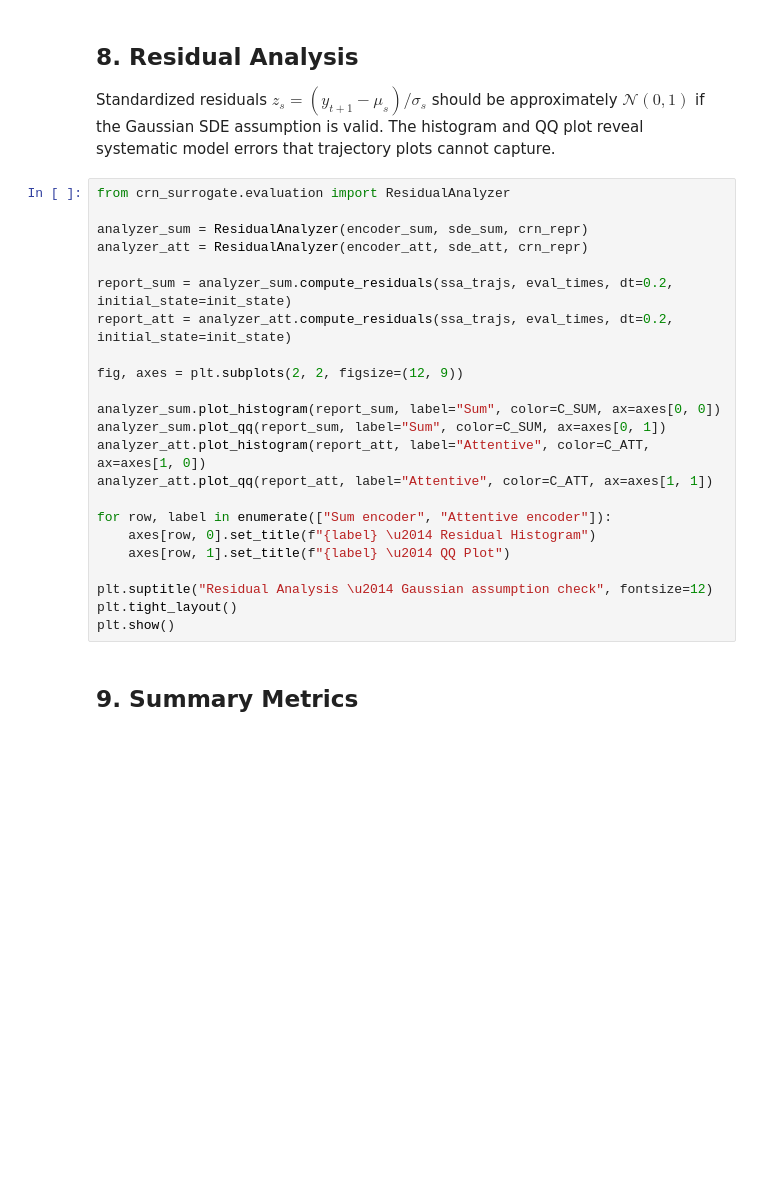
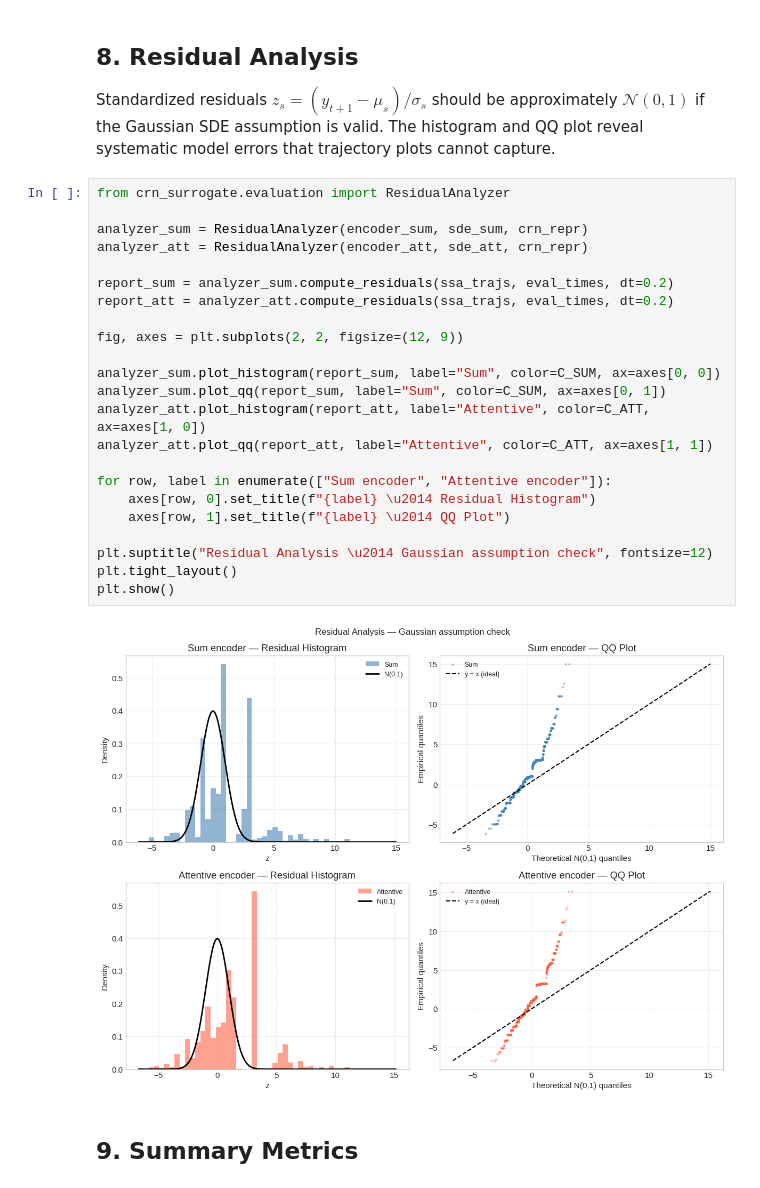
Before and after one commit to Mijan/CRN_Surrogate, a Jupyter notebook: notebooks/experiments/01_encoder_comparison.ipynb, the cells around one changed output. Drawn from its saved outputs; the diff is of its cells as text; blank space fills up the shorter version.

```diff
--- a/notebooks/experiments/01_encoder_comparison.ipynb
+++ b/notebooks/experiments/01_encoder_comparison.ipynb
@@ -332,26 +344,28 @@ Standardized residuals $z_s = (y_{t+1} - \mu_s) / \sigma_s$ should be approximat
 # %%
 from crn_surrogate.evaluation import ResidualAnalyzer
 
 analyzer_sum = ResidualAnalyzer(encoder_sum, sde_sum, crn_repr)
 analyzer_att = ResidualAnalyzer(encoder_att, sde_att, crn_repr)
 
-report_sum = analyzer_sum.compute_residuals(ssa_trajs, eval_times, dt=0.2, initial_state=init_state)
-report_att = analyzer_att.compute_residuals(ssa_trajs, eval_times, dt=0.2, initial_state=init_state)
+report_sum = analyzer_sum.compute_residuals(ssa_trajs, eval_times, dt=0.2)
+report_att = analyzer_att.compute_residuals(ssa_trajs, eval_times, dt=0.2)
 
 fig, axes = plt.subplots(2, 2, figsize=(12, 9))
 
 analyzer_sum.plot_histogram(report_sum, label="Sum", color=C_SUM, ax=axes[0, 0])
 analyzer_sum.plot_qq(report_sum, label="Sum", color=C_SUM, ax=axes[0, 1])
 analyzer_att.plot_histogram(report_att, label="Attentive", color=C_ATT, ax=axes[1, 0])
 analyzer_att.plot_qq(report_att, label="Attentive", color=C_ATT, ax=axes[1, 1])
 
 for row, label in enumerate(["Sum encoder", "Attentive encoder"]):
     axes[row, 0].set_title(f"{label} \u2014 Residual Histogram")
     axes[row, 1].set_title(f"{label} \u2014 QQ Plot")
 
 plt.suptitle("Residual Analysis \u2014 Gaussian assumption check", fontsize=12)
 plt.tight_layout()
 plt.show()
+# %% [output]
+[figure, added]
 # %% [markdown]
 ## 9. Summary Metrics
 # %%
```
Also changed, not shown: parts of 5 cells of this notebook, 4 other files.
